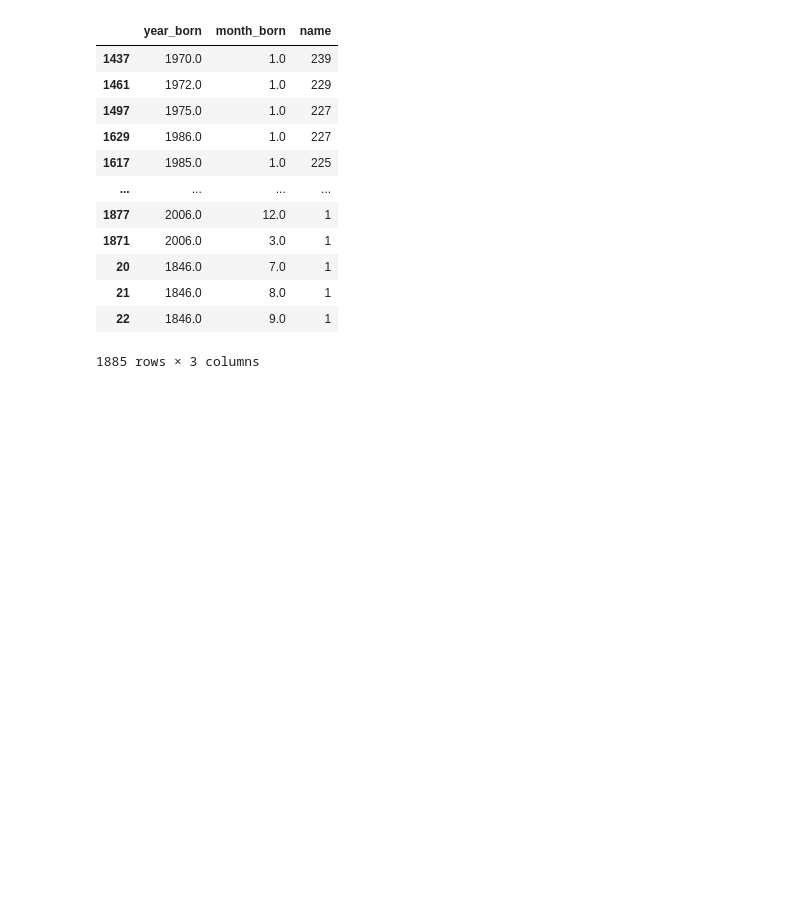
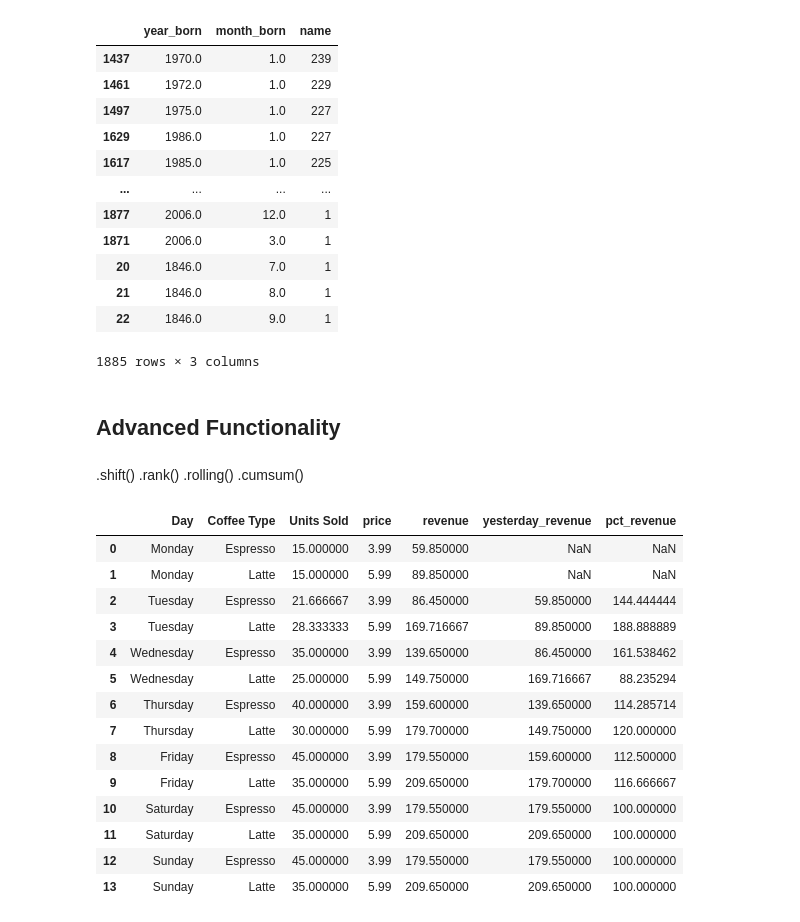
Before and after one commit to krasigarev/Pandas_tutorial, a Jupyter notebook: first_file.ipynb, the cells around one changed output. Saved outputs shown, nothing was run; the diff lists cells and outputs as text; code cells hidden in the pictures; blank space fills up the shorter version.

```diff
--- a/first_file.ipynb
+++ b/first_file.ipynb
@@ -1503,3 +1504,36 @@ bios.groupby([bios['year_born'], bios['month_born']])['name'].count().reset_inde
 | 21 | 1846.0 | 8.0 | 1 |
 | 22 | 1846.0 | 9.0 | 1 |
 1885 rows × 3 columns
+# %% [markdown]
+## Advanced Functionality
+# %% [markdown]
+.shift()
+.rank()
+.rolling()
+.cumsum()
+# %%
+coffee['revenue'] = coffee['price'] * coffee['Units Sold']
+# %%
+# .shift()
+
+coffee['yesterday_revenue'] = coffee['revenue'].shift(2)
+# %%
+coffee['pct_revenue'] = coffee['revenue'] / coffee['yesterday_revenue'] * 100
+# %%
+coffee
+# %% [output]
+|  | Day | Coffee Type | Units Sold | price | revenue | yesterday_revenue | pct_revenue |
+| 0 | Monday | Espresso | 15.000000 | 3.99 | 59.850000 | NaN | NaN |
+| 1 | Monday | Latte | 15.000000 | 5.99 | 89.850000 | NaN | NaN |
+| 2 | Tuesday | Espresso | 21.666667 | 3.99 | 86.450000 | 59.850000 | 144.444444 |
+| 3 | Tuesday | Latte | 28.333333 | 5.99 | 169.716667 | 89.850000 | 188.888889 |
+| 4 | Wednesday | Espresso | 35.000000 | 3.99 | 139.650000 | 86.450000 | 161.538462 |
+| 5 | Wednesday | Latte | 25.000000 | 5.99 | 149.750000 | 169.716667 | 88.235294 |
+| 6 | Thursday | Espresso | 40.000000 | 3.99 | 159.600000 | 139.650000 | 114.285714 |
+| 7 | Thursday | Latte | 30.000000 | 5.99 | 179.700000 | 149.750000 | 120.000000 |
+| 8 | Friday | Espresso | 45.000000 | 3.99 | 179.550000 | 159.600000 | 112.500000 |
+| 9 | Friday | Latte | 35.000000 | 5.99 | 209.650000 | 179.700000 | 116.666667 |
+| 10 | Saturday | Espresso | 45.000000 | 3.99 | 179.550000 | 179.550000 | 100.000000 |
+| 11 | Saturday | Latte | 35.000000 | 5.99 | 209.650000 | 209.650000 | 100.000000 |
+| 12 | Sunday | Espresso | 45.000000 | 3.99 | 179.550000 | 179.550000 | 100.000000 |
+| 13 | Sunday | Latte | 35.000000 | 5.99 | 209.650000 | 209.650000 | 100.000000 |
```
Also changed, not shown: parts of 17 cells of this notebook.
